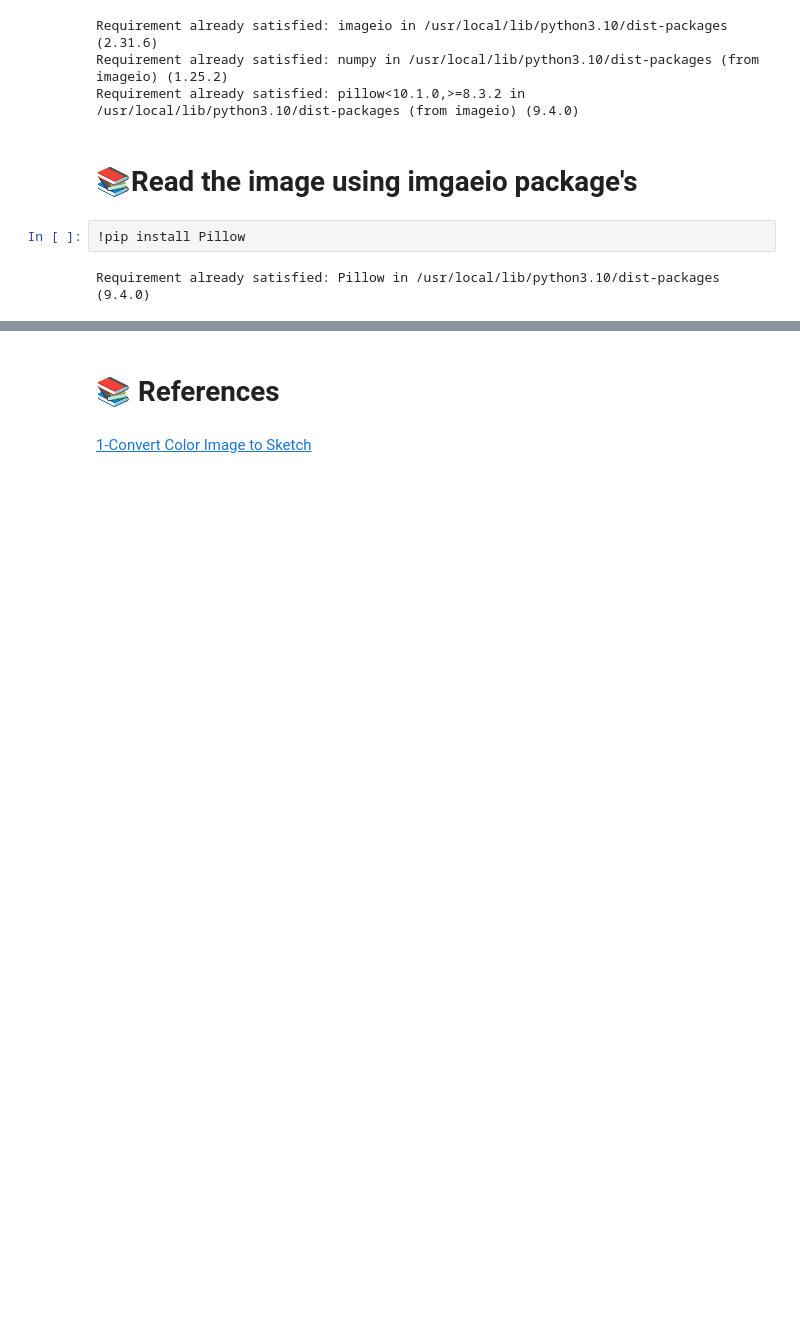
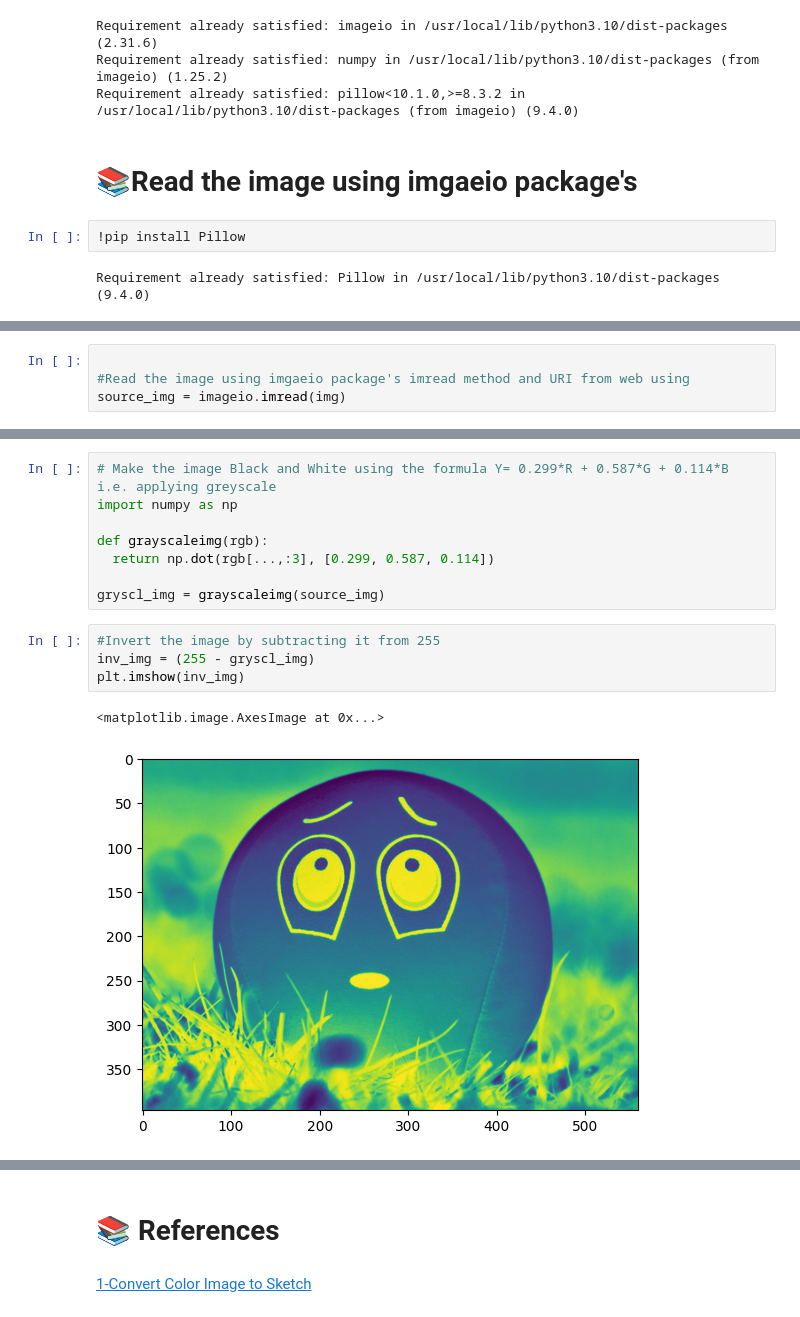
Before and after one commit to dr-mushtaq/Projects, a Jupyter notebook: Convert_Color_Image_to_Sketchipynb.ipynb, the cells around one changed output, grey strips where cells are left out. Drawn from its saved outputs; the diff is of its cells as text; blank space fills up the shorter version.

```diff
--- a/Convert_Color_Image_to_Sketchipynb.ipynb
+++ b/Convert_Color_Image_to_Sketchipynb.ipynb
@@ -58 +41,5 @@ except Exception as e:
+# %%
+
+#Read the image using imgaeio package's imread method and URI from web using
+source_img = imageio.imread(img)
 # %% [markdown]
@@ -59,0 +47,15 @@ except Exception as e:
+# %%
+# Make the image Black and White using the formula Y= 0.299*R + 0.587*G + 0.114*B i.e. applying greyscale
+import numpy as np
+
+def grayscaleimg(rgb):
+  return np.dot(rgb[...,:3], [0.299, 0.587, 0.114])
+
+gryscl_img = grayscaleimg(source_img)
+# %%
+#Invert the image by subtracting it from 255
+inv_img = (255 - gryscl_img)
+plt.imshow(inv_img)
+# %% [output]
+<matplotlib.image.AxesImage at 0x...>
+[figure, added]
```
Also changed, not shown: parts of 10 cells of this notebook.
